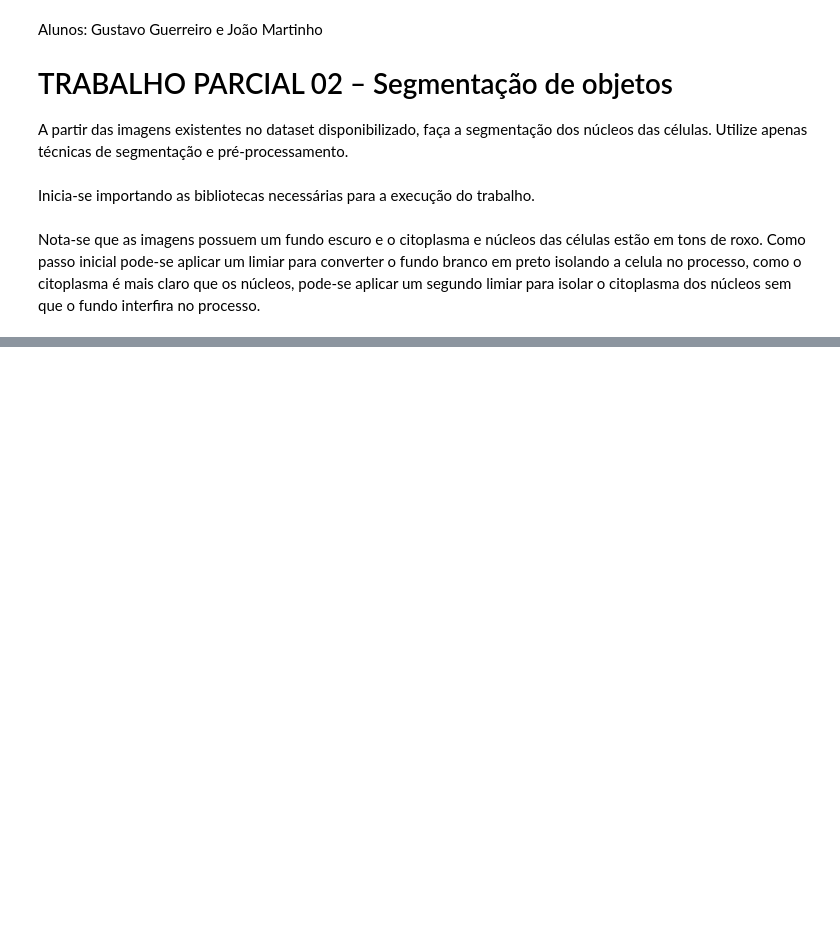
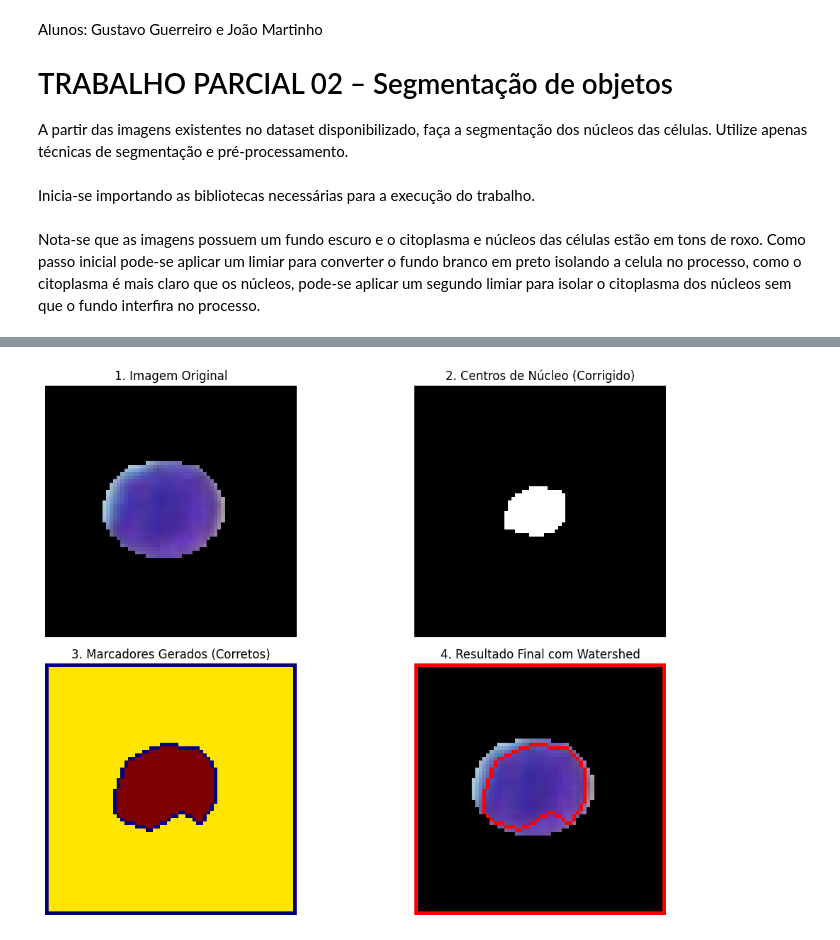
Before and after one commit to joao-martinho/pi, a Jupyter notebook: Trabalho 2/trabalho02.ipynb, the cells around one changed output, grey strips where cells are left out. Saved outputs shown, nothing was run; the diff lists cells and outputs as text; code cells hidden in the pictures; blank space fills up the shorter version.

```diff
--- a/Trabalho 2/trabalho02.ipynb
+++ b/Trabalho 2/trabalho02.ipynb
@@ -45,0 +273,99 @@ for i in range(10):
+# %%
+import cv2
+import numpy as np
+import matplotlib.pyplot as plt
+
+def criar_mapa_prob_preciso(img_bgr: np.ndarray) -> np.ndarray:
+    """
+    Cria um mapa de probabilidade refinado, combinando informação de cor e de borda.
+    Esta função é robusta para identificar o núcleo, independentemente do fundo.
+    """
+    hsv = cv2.cvtColor(img_bgr, cv2.COLOR_BGR2HSV).astype(np.float32)
+    H, S, V = cv2.split(hsv)
+    S /= 255.0; V /= 255.0
+    h_min_nucleo, h_max_nucleo = 100, 170
+    centro_faixa = (h_min_nucleo + h_max_nucleo) / 2
+    largura_faixa = (h_max_nucleo - h_min_nucleo) / 2
+    hue_score = np.exp(-((H - centro_faixa) / largura_faixa)**2)
+    mapa_cor = hue_score * (S**0.7) * ((1.0 - V)**0.5)
+    mapa_cor = cv2.normalize(mapa_cor, None, 0, 1, cv2.NORM_MINMAX, cv2.CV_32F)
+
+    gray = cv2.cvtColor(img_bgr, cv2.COLOR_BGR2GRAY)
+    grad_x = cv2.Sobel(gray, cv2.CV_32F, 1, 0, ksize=3); grad_y = cv2.Sobel(gray, cv2.CV_32F, 0, 1, ksize=3)
+    magnitude_gradiente = cv2.magnitude(grad_x, grad_y)
+    mapa_bordas = cv2.normalize(magnitude_gradiente, None, 0, 1, cv2.NORM_MINMAX)
+    mapa_anti_bordas = 1.0 - mapa_bordas
+
+    mapa_final = mapa_cor * mapa_anti_bordas
+    return cv2.normalize(mapa_final, None, 0, 255, cv2.NORM_MINMAX, cv2.CV_8U)
+
+# --- Carregamento e Preparação ---
+caminho_imagem = "dataset_neutrofilos/neutrofilo01.png"
+caminho_imagem = "dataset_linfocitos/linfocito02.png"
+img_bgr = cv2.imread(caminho_imagem)
+img_rgb = cv2.cvtColor(img_bgr, cv2.COLOR_BGR2RGB)
+
+# --- Início do Pipeline Watershed ---
+
+# 1. Obter máscara de alta qualidade
+mapa_prob = criar_mapa_prob_preciso(img_bgr)
+_, mascara_binaria = cv2.threshold(mapa_prob, 0, 255, cv2.THRESH_BINARY + cv2.THRESH_OTSU)
+
+# 2. (AJUSTE OPCIONAL) Limpeza morfológica para remover ruído
+kernel = np.ones((3,3), np.uint8)
+mascara_limpa = cv2.morphologyEx(mascara_binaria, cv2.MORPH_OPEN, kernel, iterations=2)
+
+# 3. Área de fundo garantida
+fundo_garantido = mascara_limpa.copy()
+
+# 4. Área de primeiro plano garantida (núcleo)
+dist_transform = cv2.distanceTransform(mascara_limpa, cv2.DIST_L2, 5)
+
+# --- LINHA DE CORREÇÃO PRINCIPAL ---
+# Aumentamos o limiar de 0.5 para 0.7 para sermos mais seletivos
+# com o que consideramos um "centro de núcleo". Isso elimina os falsos positivos.
+_, primeiro_plano_garantido = cv2.threshold(dist_transform, 0.5 * dist_transform.max(), 255, 0)
+primeiro_plano_garantido = np.uint8(primeiro_plano_garantido)
+
+# 5. Região da dúvida
+regiao_desconhecida = cv2.subtract(mascara_limpa, primeiro_plano_garantido)
+
+# 6. Criar marcadores
+_, marcadores = cv2.connectedComponents(primeiro_plano_garantido)
+marcadores = marcadores + 1
+marcadores[regiao_desconhecida == 255] = 0
+
+# 7. Aplicar Watershed
+cv2.watershed(img_bgr, marcadores)
+
+# 8. Visualizar o resultado
+img_contorno_watershed = img_rgb.copy()
+img_contorno_watershed[marcadores == -1] = [255, 0, 0] # Vermelho
+
+# --- Exibição Comparativa ---
+plt.figure(figsize=(12, 8))
+plt.subplot(2, 2, 1)
+plt.imshow(img_rgb)
+plt.title("1. Imagem Original")
+plt.axis('off')
+
+plt.subplot(2, 2, 2)
+# Exibindo o primeiro plano para ver se a região extra sumiu
+plt.imshow(primeiro_plano_garantido, cmap='gray')
+plt.title("2. Centros de Núcleo (Corrigido)")
+plt.axis('off')
+
+plt.subplot(2, 2, 3)
+plt.imshow(marcadores, cmap='jet')
+plt.title("3. Marcadores Gerados (Corretos)")
+plt.axis('off')
+
+plt.subplot(2, 2, 4)
+plt.imshow(img_contorno_watershed)
+plt.title("4. Resultado Final com Watershed")
+plt.axis('off')
+
+plt.tight_layout()
+plt.show()
+# %% [output]
+[figure, added]
```
Also changed, not shown: parts of 7 cells of this notebook, 1 other file.
